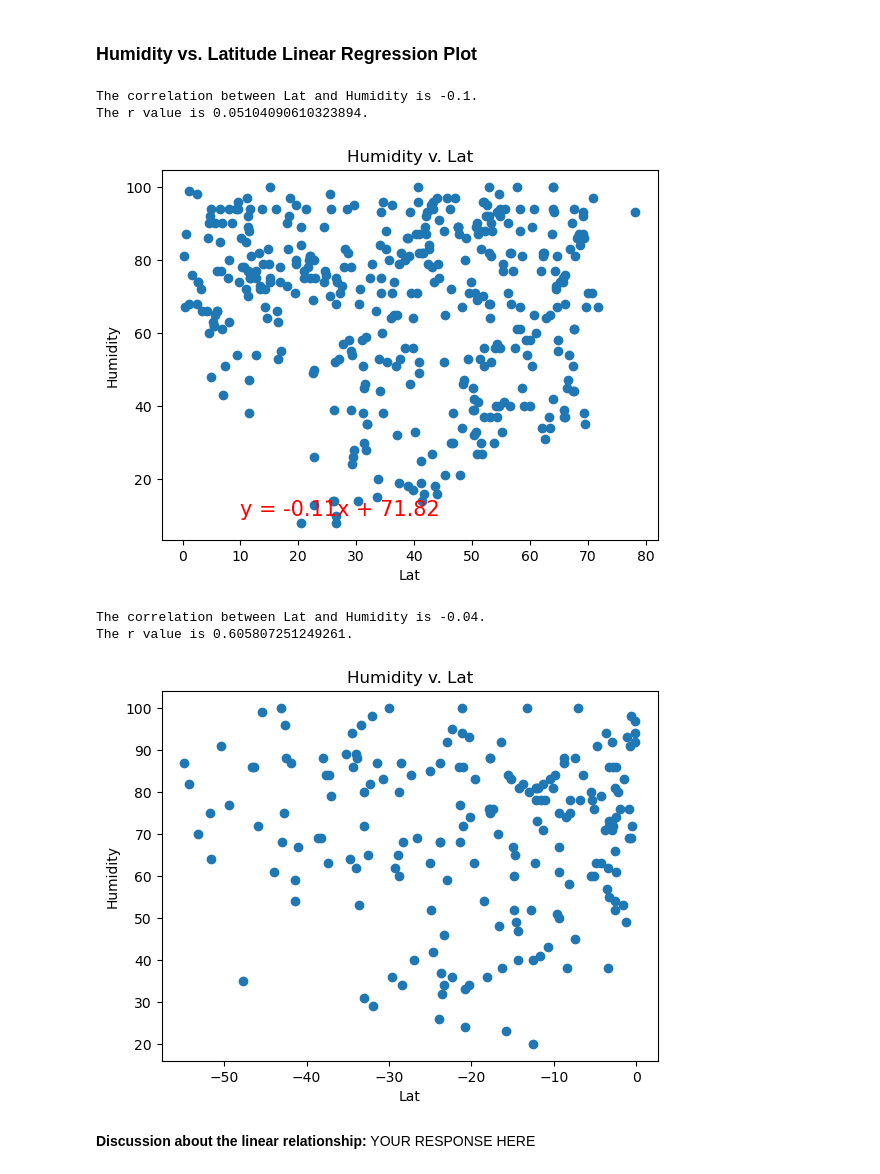
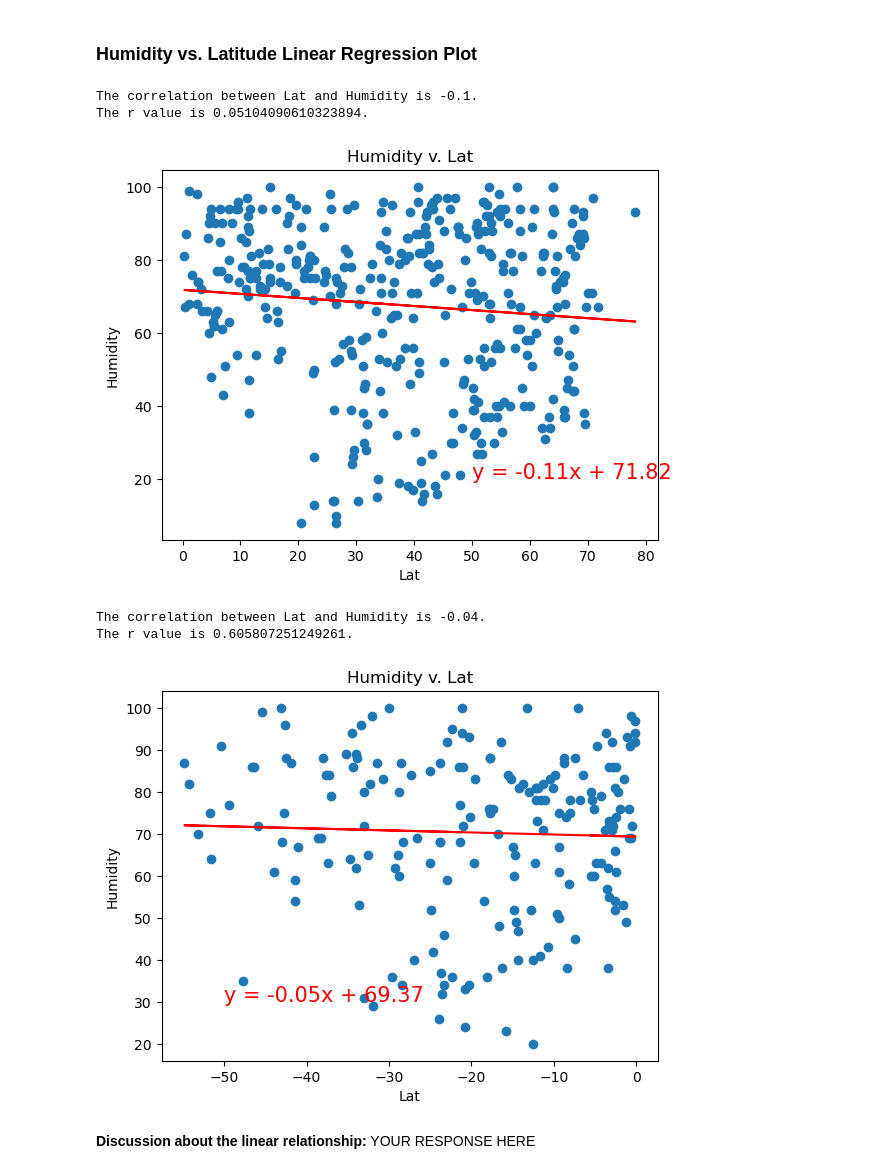
Before and after one commit to proman2520/python-api-challenge, a Jupyter notebook: WeatherPy.ipynb, the cells around one changed output. Saved outputs shown, nothing was run; the diff lists cells and outputs as text; code cells hidden in the pictures.

```diff
--- a/WeatherPy.ipynb
+++ b/WeatherPy.ipynb
@@ -275,18 +275,18 @@ plt.show()
 ## Requirement 2: Compute Linear Regression for Each Relationship
 # %%
 # Define a function to create Linear Regression plots
-def plot_linreg(x_col, y_col, xcoord, ycoord):
+def plot_linreg(x_col, y_col, coord):
     (slope, intercept, rvalue, pvalue, stderr) = st.linregress(x_col, y_col)
     correlation = st.pearsonr(x_col, y_col)
     regress_values = x_col * slope + intercept
     line_eq = f"y = {str(round(slope, 2))}x + {str(round(intercept, 2))}"
     plt.scatter(x_col, y_col)
-    plt.xlabel(x_col)
-    plt.ylabel(y_col)
-    plt.title(f"{y_col} v. {x_col}")
+    plt.xlabel(x_col.name)
+    plt.ylabel(y_col.name)
+    plt.title(f"{y_col.name} v. {x_col.name}")
     plt.plot(x_col, regress_values, color="red")
-    plt.annotate(line_eq, (xcoord, ycoord), fontsize=15, color="red")
-    print(f"The correlation between {x_col} and {y_col} is {round(correlation[0], 2)}.")
+    plt.annotate(line_eq, coord, fontsize=15, color="red")
+    print(f"The correlation between {x_col.name} and {y_col.name} is {round(correlation[0], 2)}.")
     print(f"The r value is {correlation[1]}.")
     plt.show()
 # %%
@@ -337,18 +333,18 @@ The r value is 6.431155453276713e-43.
 ### Humidity vs. Latitude Linear Regression Plot
 # %%
 # Northern Hemisphere
-plot_linreg(northern_hemi_df, "Lat", "Humidity")
+plot_linreg(northern_hemi_df["Lat"], northern_hemi_df["Humidity"], (50,20))
 # %% [output]
 The correlation between Lat and Humidity is -0.1.
 The r value is 0.05104090610323894.
-[figure, old version]
+[figure, new version]
 # %%
 # Southern Hemisphere
-plot_linreg(southern_hemi_df, "Lat", "Humidity")
+plot_linreg(southern_hemi_df["Lat"], southern_hemi_df["Humidity"], (-50,30))
 # %% [output]
 The correlation between Lat and Humidity is -0.04.
 The r value is 0.605807251249261.
-[figure, old version]
+[figure, new version]
 # %% [markdown]
 **Discussion about the linear relationship:** YOUR RESPONSE HERE
 # %% [markdown]
```
Also changed, not shown: parts of 7 cells of this notebook.
